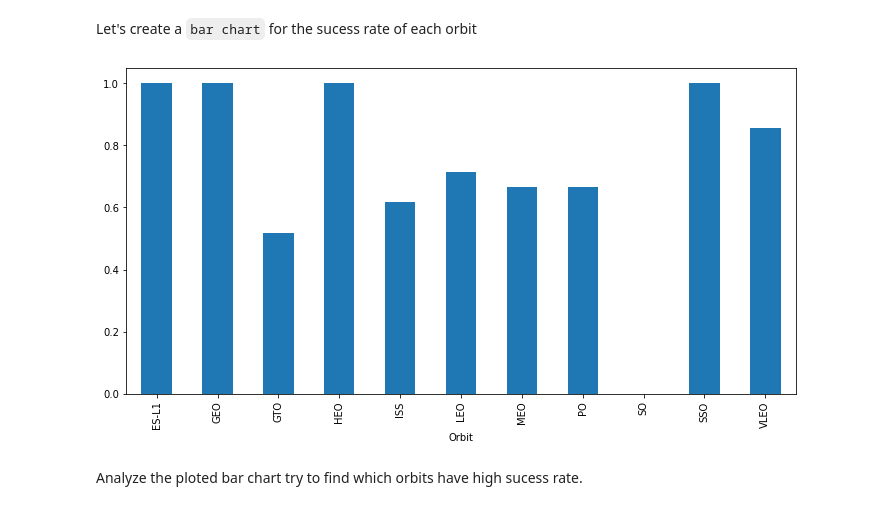
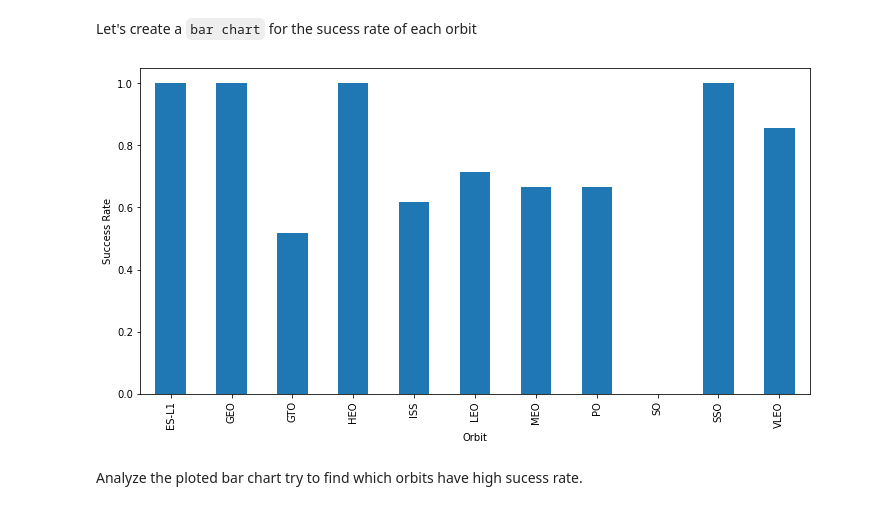
Before and after one commit to vahnorion/COURSEA_DS_CAPSTONE, a Jupyter notebook: EDA with Visualization Lab.ipynb, the cells around one changed output. Saved outputs shown, nothing was run; the diff lists cells and outputs as text; code cells hidden in the pictures.

```diff
--- a/EDA with Visualization Lab.ipynb
+++ b/EDA with Visualization Lab.ipynb
@@ -115,9 +115,11 @@ Let's create a `bar chart` for the sucess rate of each orbit
 # %%
 # HINT use groupby method on Orbit column and get the mean of Class column
 df.groupby(['Orbit']).mean()['Class'].plot(kind='bar', figsize=[12,6])
+plt.xlabel('Orbit')
+plt.ylabel('Success Rate')
 plt.show()
 # %% [output]
-[figure, old version]
+[figure, new version]
 # %% [markdown]
 Analyze the ploted bar chart try to find which orbits have high sucess rate.
 # %% [markdown]
```
Also changed, not shown: parts of 4 cells of this notebook.
